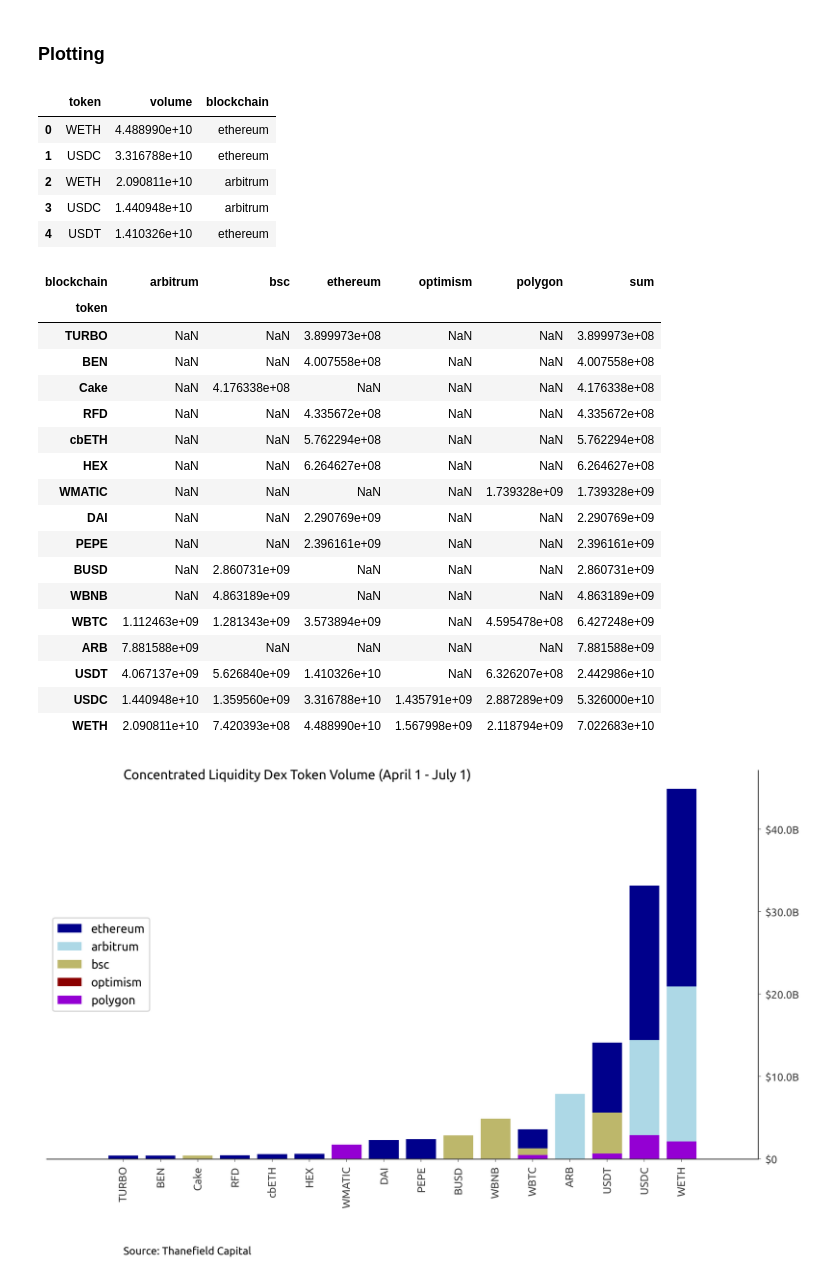
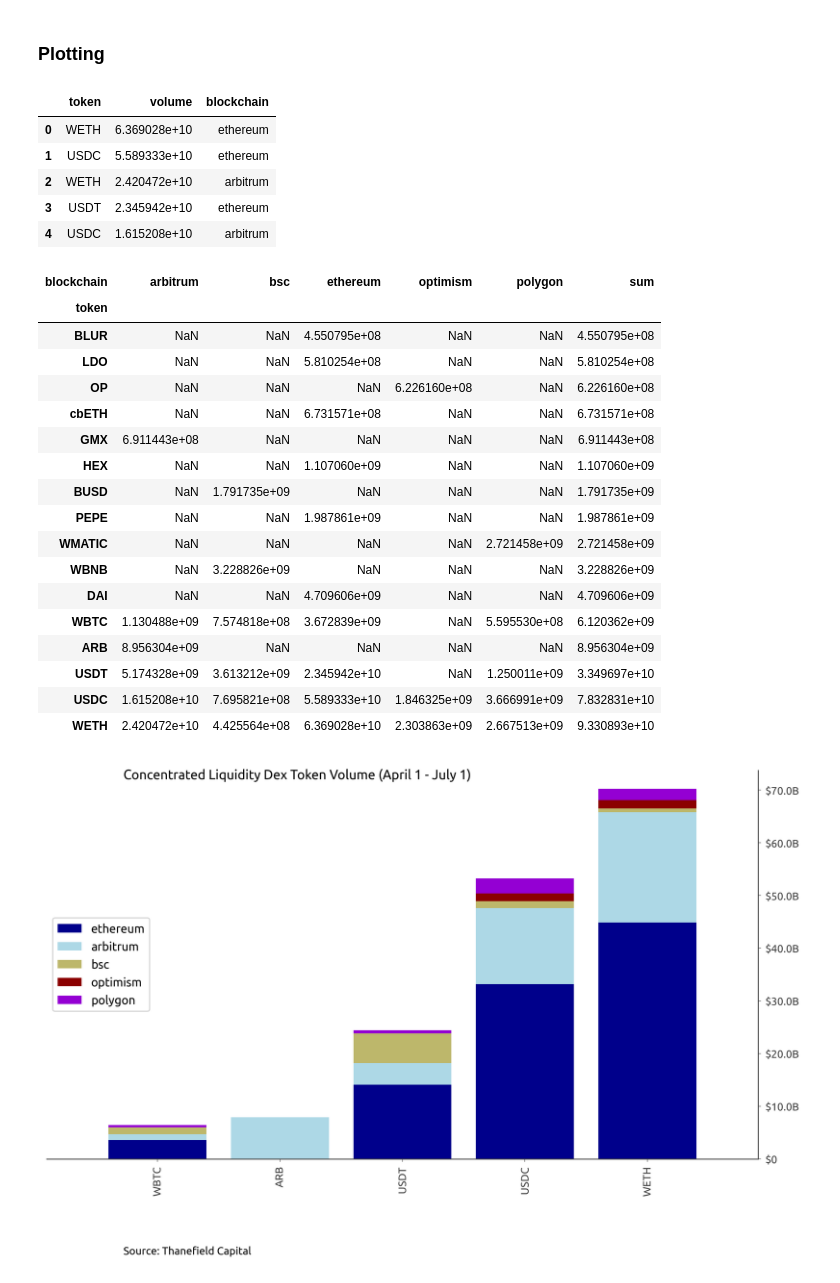
Before and after one commit to Evan-Kim2028/cross_chain_dexes, a Jupyter notebook: flow_dex_tokens.ipynb, the cells around one changed output. Saved outputs shown, nothing was run; the diff lists cells and outputs as text; code cells hidden in the pictures.

```diff
--- a/flow_dex_tokens.ipynb
+++ b/flow_dex_tokens.ipynb
@@ -8,12 +8,13 @@ pl.Config.set_fmt_float("full")
 polars.config.Config
 # %%
 df_filepaths = 'data/univ3/*.parquet'
+# %%
+df_filepaths = 'data/univ3/*.parquet'
 # %%
 def get_largest_tokenIn_vol(df_filepaths: str, blockchain: str) -> pl.DataFrame:
     q = (
         pl.scan_parquet(df_filepaths)
-        .filter(pl.col("blockchain") == blockchain)
-        .filter(pl.col('timestamp') > pl.date(2023, 4, 1))
+        .filter((pl.col("blockchain") == blockchain) & (pl.col('timestamp') >= pl.date(2023, 4, 1)))
         .groupby('tokenIn_symbol')
         .agg(pl.col("amountInUSD").sum())
         .sort(by="amountInUSD", descending=True)
@@ -35,8 +36,7 @@ def get_largest_tokenIn_vol(df_filepaths: str, blockchain: str) -> pl.DataFrame:
 def get_largest_tokenOut_vol(df_filepaths: str, blockchain: str) -> pl.DataFrame:
     q = (
         pl.scan_parquet(df_filepaths)
-        .filter(pl.col("blockchain") == blockchain)
-        .filter(pl.col('timestamp') > pl.date(2023, 4, 1))
+        .filter((pl.col("blockchain") == blockchain) & (pl.col('timestamp') >= pl.date(2023, 4, 1)))
         .groupby('tokenOut_symbol')
         .agg(pl.col("amountOutUSD").sum())
         .sort(by="amountOutUSD", descending=True)
@@ -132,11 +110,11 @@ token_vol_df_pandas = token_vol_df.head(30).to_pandas()
 token_vol_df_pandas.head(5)
 # %% [output]
 |  | token | volume | blockchain |
-| 0 | WETH | 4.488990e+10 | ethereum |
-| 1 | USDC | 3.316788e+10 | ethereum |
-| 2 | WETH | 2.090811e+10 | arbitrum |
-| 3 | USDC | 1.440948e+10 | arbitrum |
-| 4 | USDT | 1.410326e+10 | ethereum |
+| 0 | WETH | 6.369028e+10 | ethereum |
+| 1 | USDC | 5.589333e+10 | ethereum |
+| 2 | WETH | 2.420472e+10 | arbitrum |
+| 3 | USDT | 2.345942e+10 | ethereum |
+| 4 | USDC | 1.615208e+10 | arbitrum |
 # %%
 # pivot blockchain column to column headers. Make token the index
 pivot_df = token_vol_df_pandas.pivot(index='token', columns='blockchain', values='volume')
@@ -150,22 +128,28 @@ pivot_df
 # %% [output]
 | blockchain | arbitrum | bsc | ethereum | optimism | polygon | sum |
 | token |  |  |  |  |  |  |
-| TURBO | NaN | NaN | 3.899973e+08 | NaN | NaN | 3.899973e+08 |
-| BEN | NaN | NaN | 4.007558e+08 | NaN | NaN | 4.007558e+08 |
-| Cake | NaN | 4.176338e+08 | NaN | NaN | NaN | 4.176338e+08 |
-| RFD | NaN | NaN | 4.335672e+08 | NaN | NaN | 4.335672e+08 |
-| cbETH | NaN | NaN | 5.762294e+08 | NaN | NaN | 5.762294e+08 |
-| HEX | NaN | NaN | 6.264627e+08 | NaN | NaN | 6.264627e+08 |
-| WMATIC | NaN | NaN | NaN | NaN | 1.739328e+09 | 1.739328e+09 |
-| DAI | NaN | NaN | 2.290769e+09 | NaN | NaN | 2.290769e+09 |
-| PEPE | NaN | NaN | 2.396161e+09 | NaN | NaN | 2.396161e+09 |
-| BUSD | NaN | 2.860731e+09 | NaN | NaN | NaN | 2.860731e+09 |
-| WBNB | NaN | 4.863189e+09 | NaN | NaN | NaN | 4.863189e+09 |
-| WBTC | 1.112463e+09 | 1.281343e+09 | 3.573894e+09 | NaN | 4.595478e+08 | 6.427248e+09 |
-| ARB | 7.881588e+09 | NaN | NaN | NaN | NaN | 7.881588e+09 |
-| USDT | 4.067137e+09 | 5.626840e+09 | 1.410326e+10 | NaN | 6.326207e+08 | 2.442986e+10 |
-| USDC | 1.440948e+10 | 1.359560e+09 | 3.316788e+10 | 1.435791e+09 | 2.887289e+09 | 5.326000e+10 |
-| WETH | 2.090811e+10 | 7.420393e+08 | 4.488990e+10 | 1.567998e+09 | 2.118794e+09 | 7.022683e+10 |
+| BLUR | NaN | NaN | 4.550795e+08 | NaN | NaN | 4.550795e+08 |
+| LDO | NaN | NaN | 5.810254e+08 | NaN | NaN | 5.810254e+08 |
+| OP | NaN | NaN | NaN | 6.226160e+08 | NaN | 6.226160e+08 |
+| cbETH | NaN | NaN | 6.731571e+08 | NaN | NaN | 6.731571e+08 |
+| GMX | 6.911443e+08 | NaN | NaN | NaN | NaN | 6.911443e+08 |
+| HEX | NaN | NaN | 1.107060e+09 | NaN | NaN | 1.107060e+09 |
+| BUSD | NaN | 1.791735e+09 | NaN | NaN | NaN | 1.791735e+09 |
+| PEPE | NaN | NaN | 1.987861e+09 | NaN | NaN | 1.987861e+09 |
+| WMATIC | NaN | NaN | NaN | NaN | 2.721458e+09 | 2.721458e+09 |
+| WBNB | NaN | 3.228826e+09 | NaN | NaN | NaN | 3.228826e+09 |
+| DAI | NaN | NaN | 4.709606e+09 | NaN | NaN | 4.709606e+09 |
+| WBTC | 1.130488e+09 | 7.574818e+08 | 3.672839e+09 | NaN | 5.595530e+08 | 6.120362e+09 |
+| ARB | 8.956304e+09 | NaN | NaN | NaN | NaN | 8.956304e+09 |
+| USDT | 5.174328e+09 | 3.613212e+09 | 2.345942e+10 | NaN | 1.250011e+09 | 3.349697e+10 |
+| USDC | 1.615208e+10 | 7.695821e+08 | 5.589333e+10 | 1.846325e+09 | 3.666991e+09 | 7.832831e+10 |
+| WETH | 2.420472e+10 | 4.425564e+08 | 6.369028e+10 | 2.303863e+09 | 2.667513e+09 | 9.330893e+10 |
+# %%
+# get top 5 largest sum value rows
+pivot_df = pivot_df.tail(5)
+
+# fill NaN values with 0
+pivot_df = pivot_df.fillna(0)
 # %%
 import matplotlib.pyplot as plt
 import matplotlib.ticker as ticker
@@ -185,24 +169,25 @@ def format_y_ticks(value, pos):
 # %%
 # note each token has over 1b volume
 fig, ax = tc.chart('Concentrated Liquidity Dex Token Volume (April 1 - July 1)', dates=False)
 
 ax.bar(pivot_df.index, pivot_df['ethereum'], color='darkblue', label='ethereum')
-ax.bar(pivot_df.index, pivot_df['arbitrum'], color='lightblue', label='arbitrum')
-ax.bar(pivot_df.index, pivot_df['bsc'], color='darkkhaki', label='bsc')
-ax.bar(pivot_df.index, pivot_df['optimism'], color='darkred', label='optimism')
-ax.bar(pivot_df.index, pivot_df['polygon'], color='darkviolet', label='polygon')
+ax.bar(pivot_df.index, pivot_df['arbitrum'], color='lightblue', label='arbitrum', bottom=pivot_df['ethereum'])
+ax.bar(pivot_df.index, pivot_df['bsc'], color='darkkhaki', label='bsc', bottom=pivot_df['ethereum']+pivot_df['arbitrum'])
+ax.bar(pivot_df.index, pivot_df['optimism'], color='darkred', label='optimism', bottom=pivot_df['ethereum']+pivot_df['arbitrum']+pivot_df['bsc'])
+ax.bar(pivot_df.index, pivot_df['polygon'], color='darkviolet', label='polygon', bottom=pivot_df['ethereum']+pivot_df['arbitrum']+pivot_df['bsc']+pivot_df['optimism'])
+
 
 # Apply the custom formatting function to the y-axis
 ax.yaxis.set_major_formatter(ticker.FuncFormatter(format_y_ticks))
 
 # formatting
 # tc.legend(ax)
 tc.set_xmargin(ax, margin=.05)
 plt.tight_layout()
 plt.xticks(rotation=90)
 plt.legend(loc='center left')
 
 # save chart
-tc.save('charts/dex_total_token_vol.png')
+# tc.save('charts/dex_total_token_vol.png')
 # %% [output]
-[figure, old version]
+[figure, new version]
```
Also changed, not shown: parts of 1 cell of this notebook, 13 other files.
